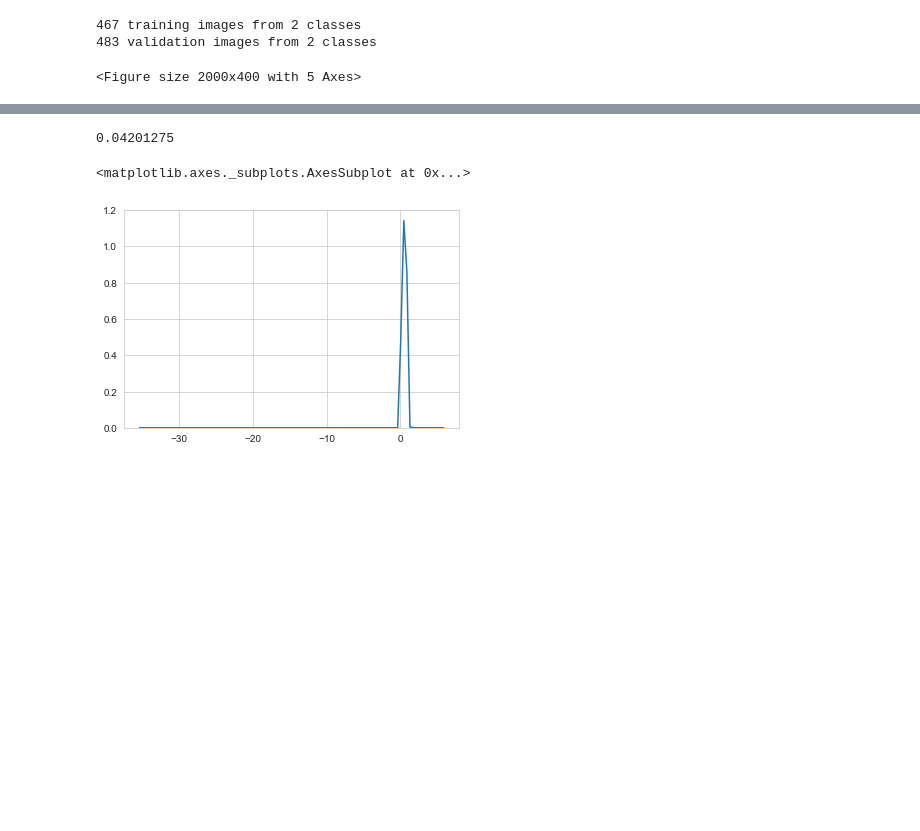
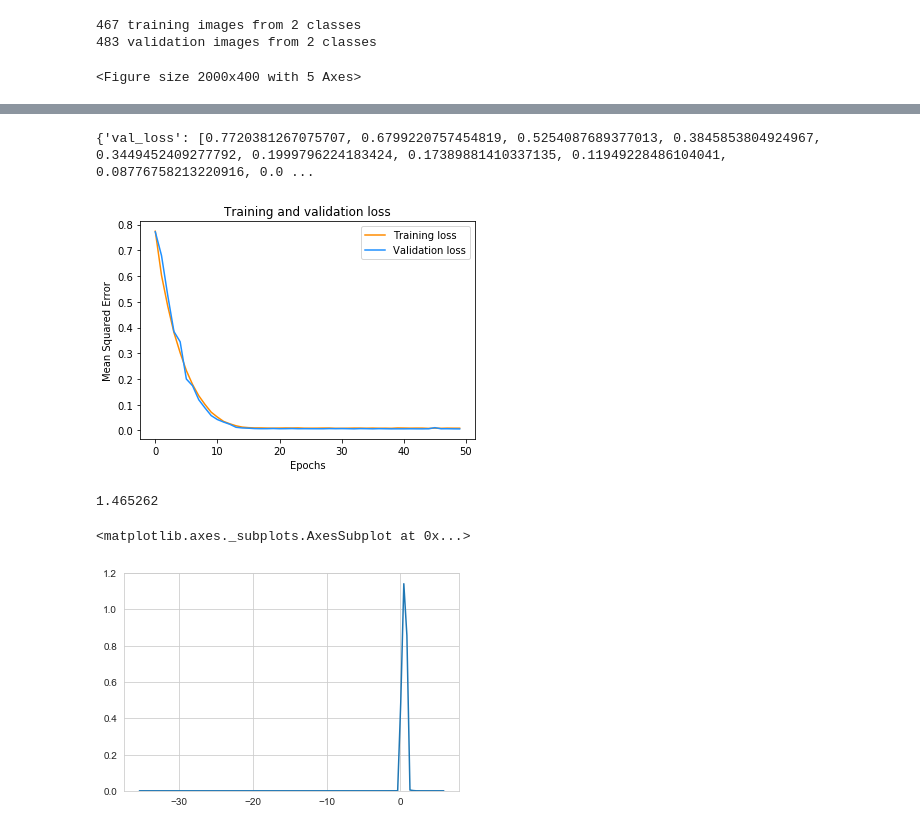
Before and after one commit to rxgranda/cv, a Jupyter notebook: CV Project 2 Nuevo Intento.ipynb, the cells around one changed output, grey strips where cells are left out. Cells and saved outputs as stored; diff of their text form; code cells hidden in the pictures; blank space fills up the shorter version.

```diff
--- a/CV Project 2 Nuevo Intento.ipynb
+++ b/CV Project 2 Nuevo Intento.ipynb
@@ -299,7 +262,23 @@ Clipping input data to the valid range for imshow with RGB data ([0..1] for floa
+# %%
+print(autoencoder.history.history)
+loss = autoencoder.history.history['loss']
+val_loss = autoencoder.history.history['val_loss']
+epochs = range(50)
+plt.figure()
+plt.plot(epochs, loss, 'darkorange', label='Training loss')
+plt.plot(epochs, val_loss, 'dodgerblue', label='Validation loss')
+plt.title('Training and validation loss')
+plt.ylabel("Mean Squared Error")
+plt.xlabel("Epochs")
+plt.legend()
+plt.show()
+# %% [output]
+{'val_loss': [0.7720381267075707, 0.6799220757454819, 0.5254087689377013, 0.3845853804924967, 0.3449452409277792, 0.1999796224183424, 0.17389881410337135, 0.11949228486104041, 0.08776758213220916, 0.0 ...
+[figure, added]
 # %%
-np.min(decoded_imgs)
+np.max(decoded_imgs)
 # %% [output]
-0.04201275
+1.465262
 # %%
 import numpy as np
 import seaborn as sns
```
Also changed, not shown: parts of 26 cells of this notebook.
